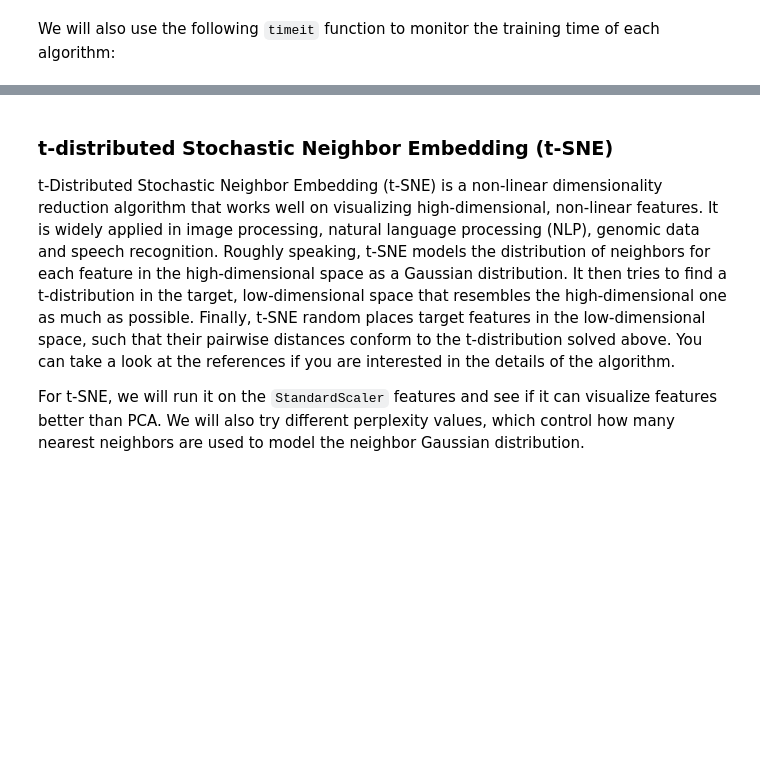
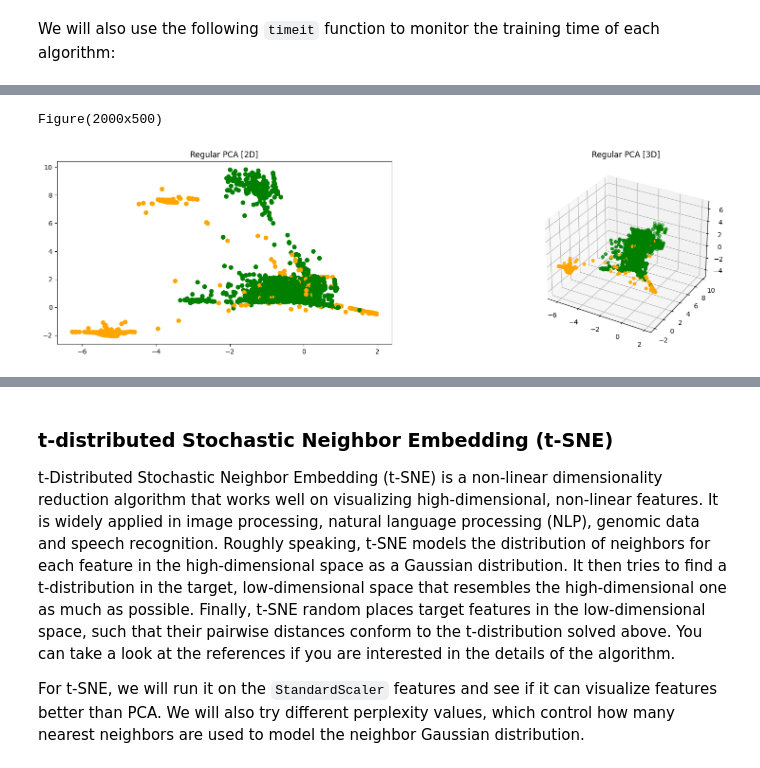
Before and after one commit to connor735/-MachineLearningCourse, a Jupyter notebook: Lab3/lab_3_student.ipynb, the cells around one changed output, grey strips where cells are left out. Drawn from its saved outputs; the diff is of its cells as text; code cells hidden in the pictures; blank space fills up the shorter version.

```diff
--- a/Lab3/lab_3_student.ipynb
+++ b/Lab3/lab_3_student.ipynb
@@ -129,6 +129,7 @@ $$
 # %%
 import numpy as np
 from sklearn.preprocessing import MinMaxScaler
+from numpy import reshape
 
 # Features obtained from `MinMaxScaler`
 kdd_feat_minmax = pd.DataFrame()
@@ -139,7 +140,12 @@ for col_name in kdd_features.columns:
     # 1) Convert column data to NumPy array and add an extra dimension
     # 2) Re-scale data with `MinMaxScaler`
     # 3) Update column with scaled result
-    raise NotImplementedError
+    arr = kdd_features[col_name].to_numpy().reshape(-1, 1) # how add extra dimension
+    scaler = MinMaxScaler()
+    scaled_arr = scaler.fit_transform(arr)
+    kdd_feat_minmax[col_name] = scaled_arr.flatten()
+
+
 
 # Convert features to NumPy array
 kdd_feat_minmax = kdd_feat_minmax.values
@@ -179,7 +183,8 @@ for col_name in kdd_features.columns:
         ## [ TODO ]
         # 1) Get indices of records with outlier column values
         # 2) Merge these indices with `outlier_indices`
-        raise NotImplementedError
+        idx = np.where(np.abs(col_data.squeeze()) > outlier_threshold)[0]
+        outlier_indices |= set(idx)
 
     # Copy rescaled column
     kdd_feat_std[col_name] = col_data.squeeze()
@@ -187,7 +192,8 @@ for col_name in kdd_features.columns:
 ## [ TODO ]
 # Remove records with outlier values
 if remove_outliers:
-    raise NotImplementedError
+    outlier_indices = sorted(outlier_indices)
+    kdd_feat_std = kdd_feat_std.drop(kdd_feat_std.index[outlier_indices])
 
 # Convert features to NumPy array
 kdd_feat_std = kdd_feat_std.values
@@ -196,7 +202,7 @@ We will also attach labels for these samples. For this lab we only care about wh
 # %%
 ## [ TODO ]
 # Convert labels to 0 for normal connection and 1 for connection associated with attack
-y = NotImplemented
+y =(kdd_data_10p["label"] != "normal.").astype(int)
 
 # Numerical labels for `MinMaxScaler` features
 y_minmax = y.values
@@ -307,12 +319,16 @@ Now, we will perform regular PCA on the `StandardScaler` features we have genera
 # %%
 from sklearn.decomposition import IncrementalPCA
 
 ## [ TODO ]
 # Perform regular PCA on `kdd_feat_std`
-raise NotImplementedError
+pca = IncrementalPCA()
+kdd_feat_pca = pca.fit_transform(kdd_feat_std)
 
 # Plot regular PCA result
 visualize_samples(kdd_feat_pca, y_std, title="Regular PCA")
+# %% [output]
+Figure(2000x500)
+[figure, added]
 # %% [markdown]
 ### Kernel PCA
 
```
Also changed, not shown: parts of 5 cells of this notebook, 1 other file.
